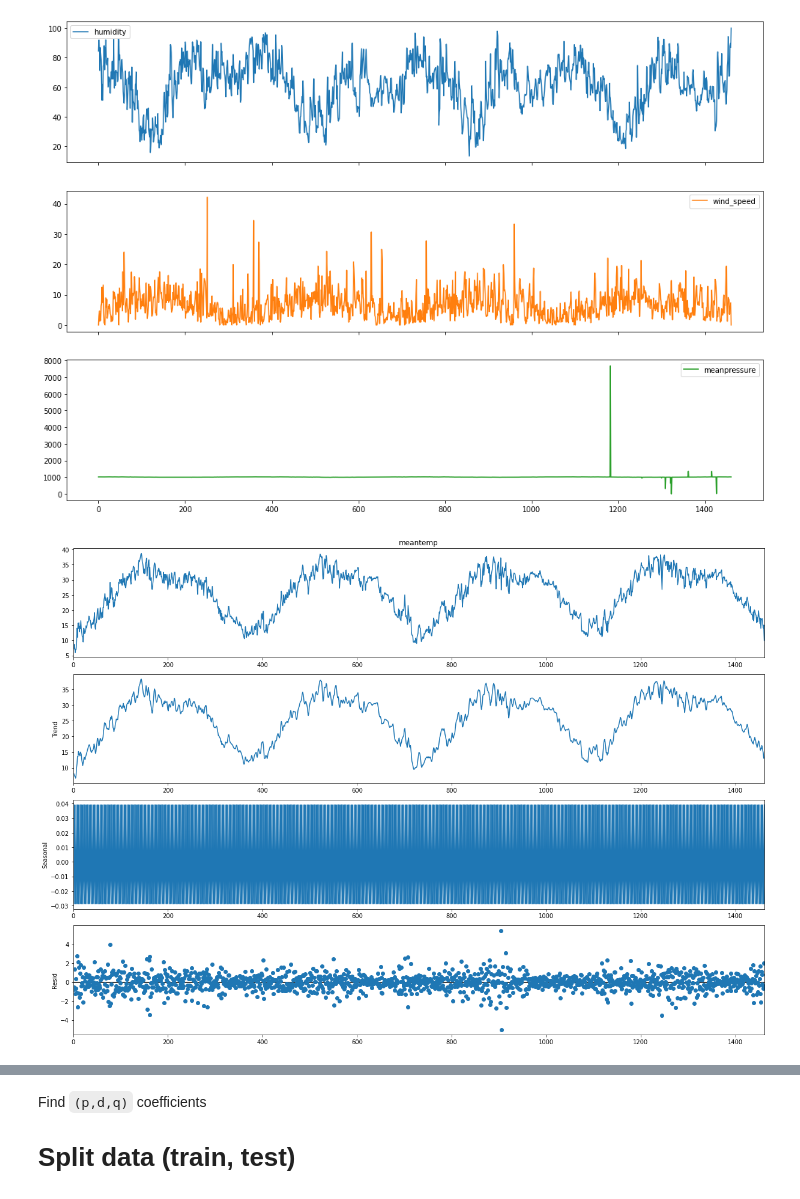
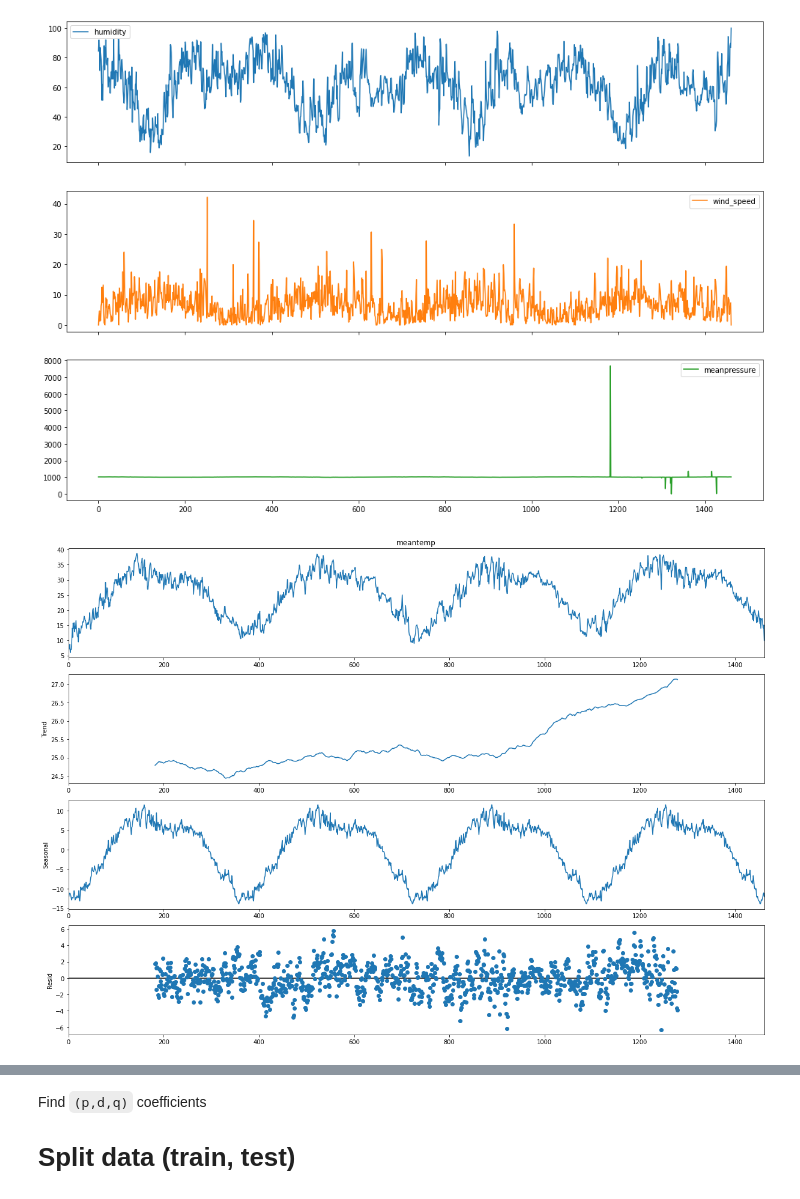
Before and after one commit to clemtarge/clemtarge, a Jupyter notebook: timeseries.ipynb, the cells around one changed output, grey strips where cells are left out. Drawn from its saved outputs; the diff is of its cells as text; code cells hidden in the pictures.

```diff
--- a/timeseries.ipynb
+++ b/timeseries.ipynb
@@ -60,10 +60,10 @@ df[exog_names].plot(subplots=True, figsize=(17,4*n_exog));
 # %%
 # Décomposition de la time series
 plt.rcParams["figure.figsize"] = (17,12)
-sd = seasonal_decompose(df[target], period=3, model='add')
+sd = seasonal_decompose(df[target], period=365, model='add')
 sd.plot();
 # %% [output]
-[figure, old version]
+[figure, new version]
 # %%
 residuals = pd.DataFrame(sd.resid).dropna()
 fig, axs = plt.subplots(1,2, figsize=(17,5))
```
Also changed, not shown: parts of 4 cells of this notebook.
